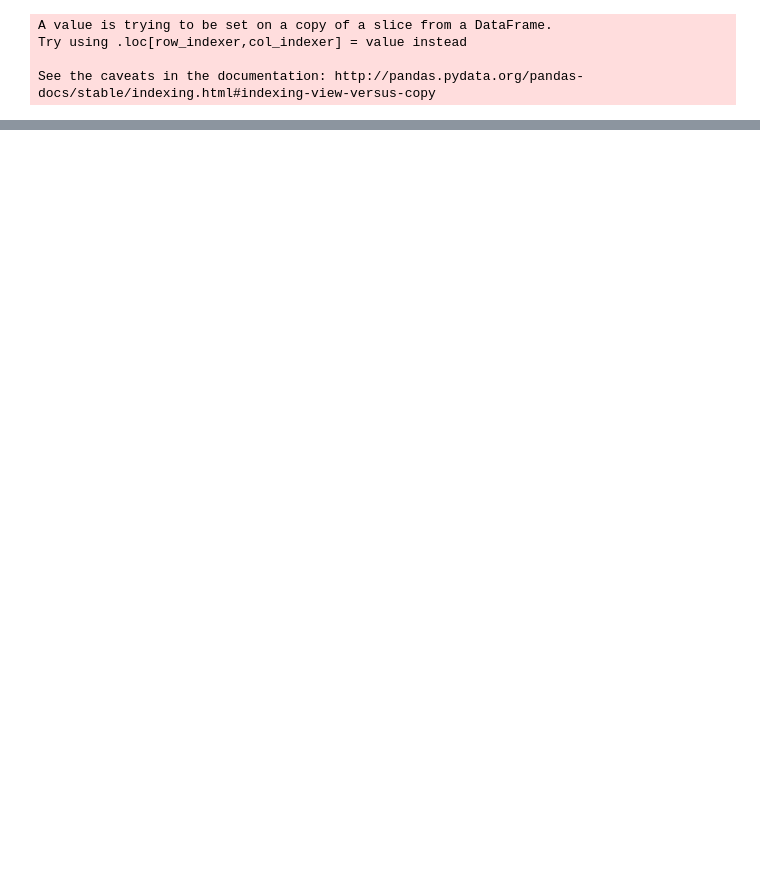
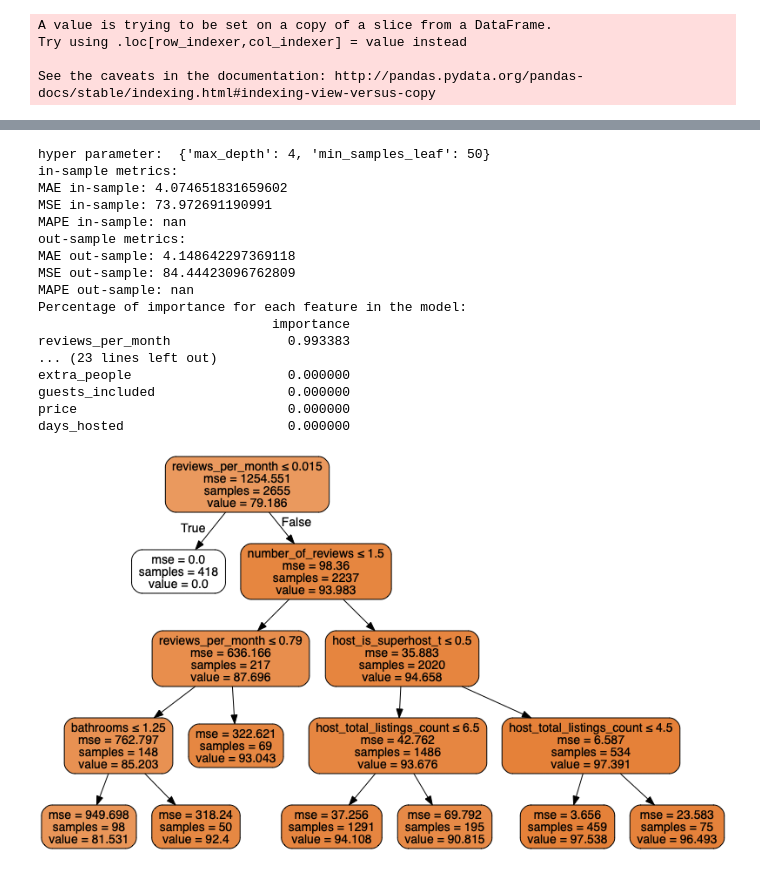
Before and after one commit to hakhuong/Seattle-Airbnb, a Jupyter notebook: Project 1 - Airbnb - EDA.ipynb, the cells around one changed output, grey strips where cells are left out. Cells and saved outputs as stored; diff of their text form; code cells hidden in the pictures; blank space fills up the shorter version.

Commit message:
Add ML models
Add answers for 3 questions in EDA file with Decision Tree model

```diff
--- a/Project 1 - Airbnb - EDA.ipynb
+++ b/Project 1 - Airbnb - EDA.ipynb
@@ -376,0 +338,38 @@ dtype: object
+# %%
+# Metrics
+def mean_absolute_percentage_error(y_true, y_pred):
+    y_true, y_pred = np.array(y_true), np.array(y_pred)
+    mape = np.mean(np.abs((y_true-y_pred)/y_true)) *100
+    return mape
+# %%
+# Visualize decision tree
+def visualize(model,df):
+    dot_data = StringIO()
+    export_graphviz(model, out_file=dot_data, max_depth=5,feature_names=df.columns,
+    filled=True, rounded=True,special_characters=True)
+    graph = pydotplus.graph_from_dot_data(dot_data.getvalue())
+    return Image(graph.create_png())
+# %%
+from sklearn.model_selection import cross_val_score, GridSearchCV
+
+def grid_search_model(X, y):
+# Perform Grid-Search
+    gsc = GridSearchCV(
+        estimator=DecisionTreeRegressor(),
+        param_grid={
+            'max_depth': range(3, 15),
+            'min_samples_leaf': (50, 60, 70, 80, 90, 100, 120, 150),
+        },
+        cv=5, scoring='neg_mean_absolute_error', n_jobs=-1)
+
+    grid_result = gsc.fit(X, y)
+    best_params = grid_result.best_params_
+
+    rfr = DecisionTreeRegressor(max_depth=best_params["max_depth"],\
+                                min_samples_leaf=best_params["min_samples_leaf"],\
+                                random_state=False)
+    # Perform K-Fold CV
+    scores = cross_val_score(rfr, X, y, cv=10, scoring='neg_mean_absolute_error')
+    best = {'max_depth': best_params["max_depth"],
+           'min_samples_leaf':best_params["min_samples_leaf"]}
+    return best
@@ -376,0 +446,22 @@ dtype: object
+# %%
+model_1_df = listings_df_price.copy()
+decision_tree_model(model_1_df, 'review_scores_rating')
+# %% [output]
+hyper parameter:  {'max_depth': 4, 'min_samples_leaf': 50}
+in-sample metrics:
+MAE in-sample: 4.074651831659602
+MSE in-sample: 73.972691190991
+MAPE in-sample: nan
+out-sample metrics:
+MAE out-sample: 4.148642297369118
+MSE out-sample: 84.44423096762809
+MAPE out-sample: nan
+Percentage of importance for each feature in the model:
+                              importance
+reviews_per_month               0.993383
+... (23 lines left out)
+extra_people                    0.000000
+guests_included                 0.000000
+price                           0.000000
+days_hosted                     0.000000
+[figure, added]
```
Also changed, not shown: parts of 70 cells of this notebook, 1 other file.
